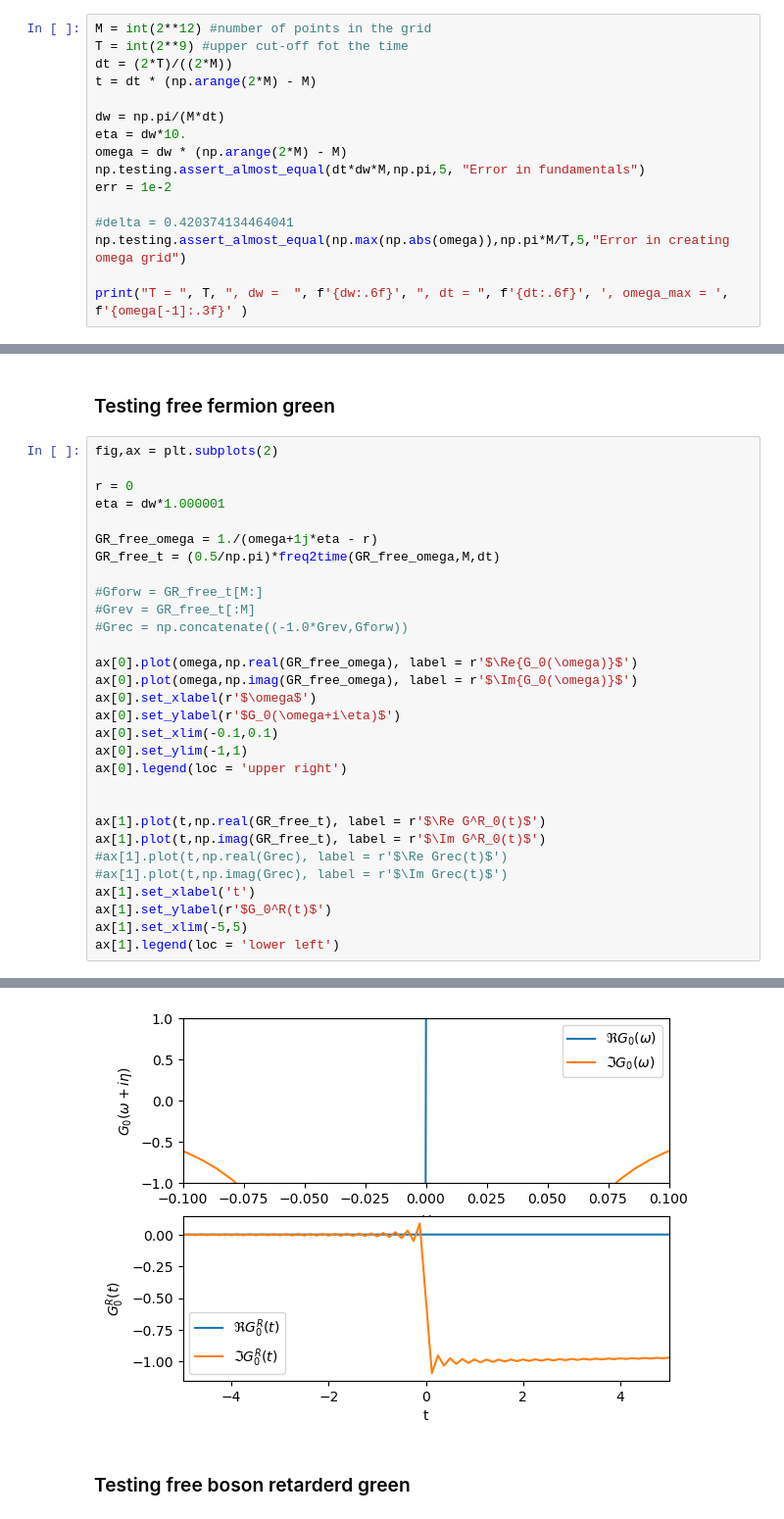
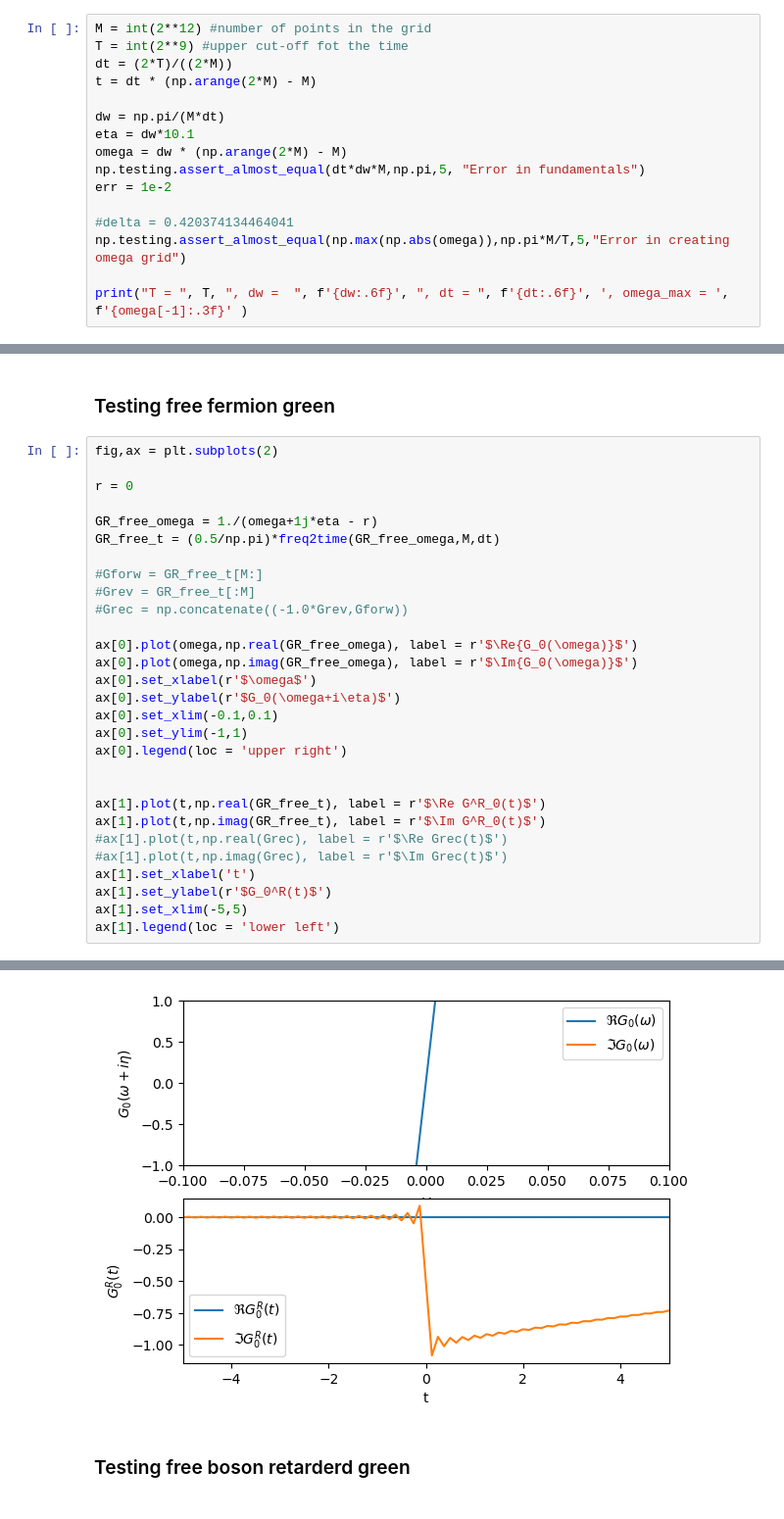
Before and after one commit to aravindhshankar/TwoSidedYSYK, a Jupyter notebook: Benchmarking/Testing_Fourier_Real_Time.ipynb, the cells around one changed output, grey strips where cells are left out. Shown at 98% size. Drawn from its saved outputs; the diff is of its cells as text.

```diff
--- a/Benchmarking/Testing_Fourier_Real_Time.ipynb
+++ b/Benchmarking/Testing_Fourier_Real_Time.ipynb
@@ -20,7 +20,7 @@ dt = (2*T)/((2*M))
 t = dt * (np.arange(2*M) - M)
 
 dw = np.pi/(M*dt)
-eta = dw*10.
+eta = dw*10.1
 omega = dw * (np.arange(2*M) - M)
 np.testing.assert_almost_equal(dt*dw*M,np.pi,5, "Error in fundamentals")
 err = 1e-2
@@ -65,35 +65,34 @@ ax2.legend()
 fig,ax = plt.subplots(2)
 
 r = 0
-eta = dw*1.000001
 
 GR_free_omega = 1./(omega+1j*eta - r)
 GR_free_t = (0.5/np.pi)*freq2time(GR_free_omega,M,dt)
 
 #Gforw = GR_free_t[M:]
 #Grev = GR_free_t[:M]
 #Grec = np.concatenate((-1.0*Grev,Gforw))
 
 ax[0].plot(omega,np.real(GR_free_omega), label = r'$\Re{G_0(\omega)}$')
 ax[0].plot(omega,np.imag(GR_free_omega), label = r'$\Im{G_0(\omega)}$')
 ax[0].set_xlabel(r'$\omega$')
 ax[0].set_ylabel(r'$G_0(\omega+i\eta)$')
 ax[0].set_xlim(-0.1,0.1)
 ax[0].set_ylim(-1,1)
 ax[0].legend(loc = 'upper right')
 
 
 ax[1].plot(t,np.real(GR_free_t), label = r'$\Re G^R_0(t)$')
 ax[1].plot(t,np.imag(GR_free_t), label = r'$\Im G^R_0(t)$')
 #ax[1].plot(t,np.real(Grec), label = r'$\Re Grec(t)$')
 #ax[1].plot(t,np.imag(Grec), label = r'$\Im Grec(t)$')
 ax[1].set_xlabel('t')
 ax[1].set_ylabel(r'$G_0^R(t)$')
 ax[1].set_xlim(-5,5)
 ax[1].legend(loc = 'lower left')
 # %% [output]
 <matplotlib.legend.Legend at 0x...>
-[figure, old version]
+[figure, new version]
 # %% [markdown]
 ### Testing free boson retarderd green
 # %%
```
Also changed, not shown: parts of 1 cell of this notebook, 1 other file.
